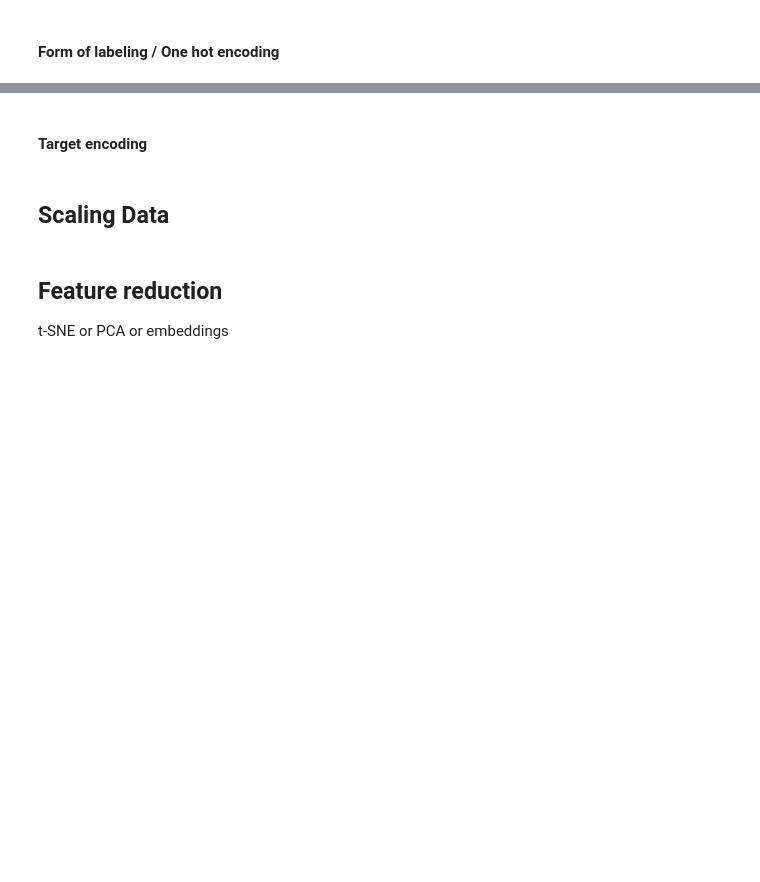
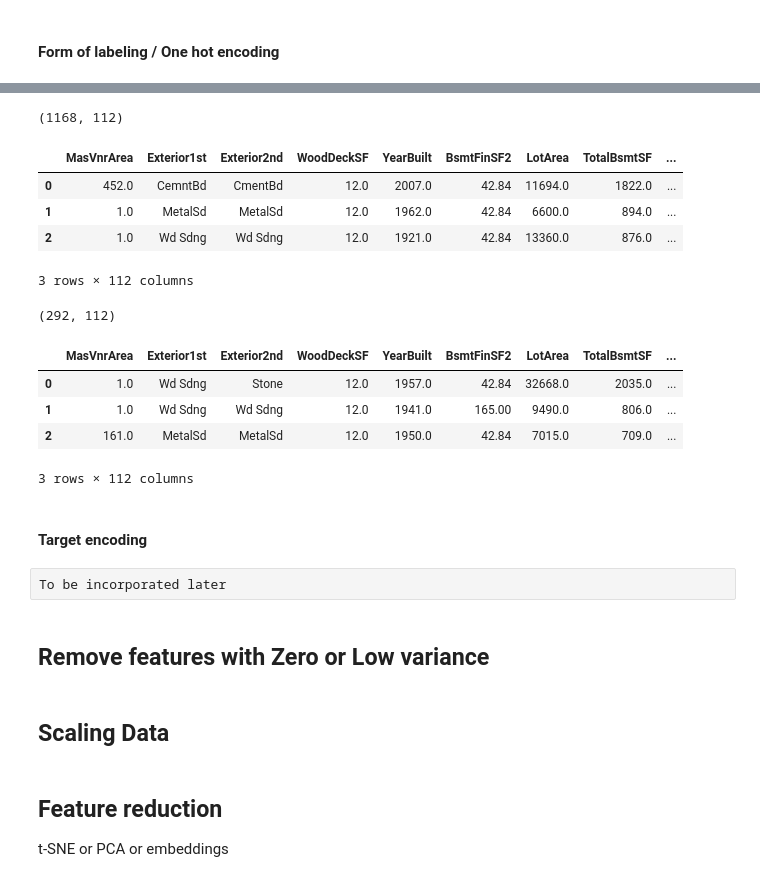
Before and after one commit to datasciencewithpinaki/ML_Templates, a Jupyter notebook: exploration.ipynb, the cells around one changed output, grey strips where cells are left out. Saved outputs shown, nothing was run; the diff lists cells and outputs as text; code cells hidden in the pictures; blank space fills up the shorter version.

```diff
--- a/exploration.ipynb
+++ b/exploration.ipynb
@@ -439,7 +436,30 @@ X_test_imp.shape
+# %%
+PP_obj.X_train_enc.shape
+PP_obj.X_train_enc.head(3)
+
+PP_obj.X_test_enc.shape
+PP_obj.X_test_enc.head(3)
+# %% [output]
+(1168, 112)
+|  | MasVnrArea | Exterior1st | Exterior2nd | WoodDeckSF | YearBuilt | BsmtFinSF2 | LotArea | TotalBsmtSF | ... |
+| 0 | 452.0 | CemntBd | CmentBd | 12.0 | 2007.0 | 42.84 | 11694.0 | 1822.0 | ... |
+| 1 | 1.0 | MetalSd | MetalSd | 12.0 | 1962.0 | 42.84 | 6600.0 | 894.0 | ... |
+| 2 | 1.0 | Wd Sdng | Wd Sdng | 12.0 | 1921.0 | 42.84 | 13360.0 | 876.0 | ... |
+3 rows × 112 columns
+(292, 112)
+|  | MasVnrArea | Exterior1st | Exterior2nd | WoodDeckSF | YearBuilt | BsmtFinSF2 | LotArea | TotalBsmtSF | ... |
+| 0 | 1.0 | Wd Sdng | Stone | 12.0 | 1957.0 | 42.84 | 32668.0 | 2035.0 | ... |
+| 1 | 1.0 | Wd Sdng | Wd Sdng | 12.0 | 1941.0 | 165.00 | 9490.0 | 806.0 | ... |
+| 2 | 161.0 | MetalSd | MetalSd | 12.0 | 1950.0 | 42.84 | 7015.0 | 709.0 | ... |
+3 rows × 112 columns
 # %% [markdown]
 #### Target encoding
-# %% [markdown]
-## Scaling Data
+# %% [raw]
+To be incorporated later
+# %% [markdown]
+## Remove features with Zero or Low variance
+# %% [markdown]
+## Scaling Data
 # %% [markdown]
 ## Feature reduction
 t-SNE or PCA or embeddings
```
Also changed, not shown: parts of 42 cells of this notebook, 1 other file.
